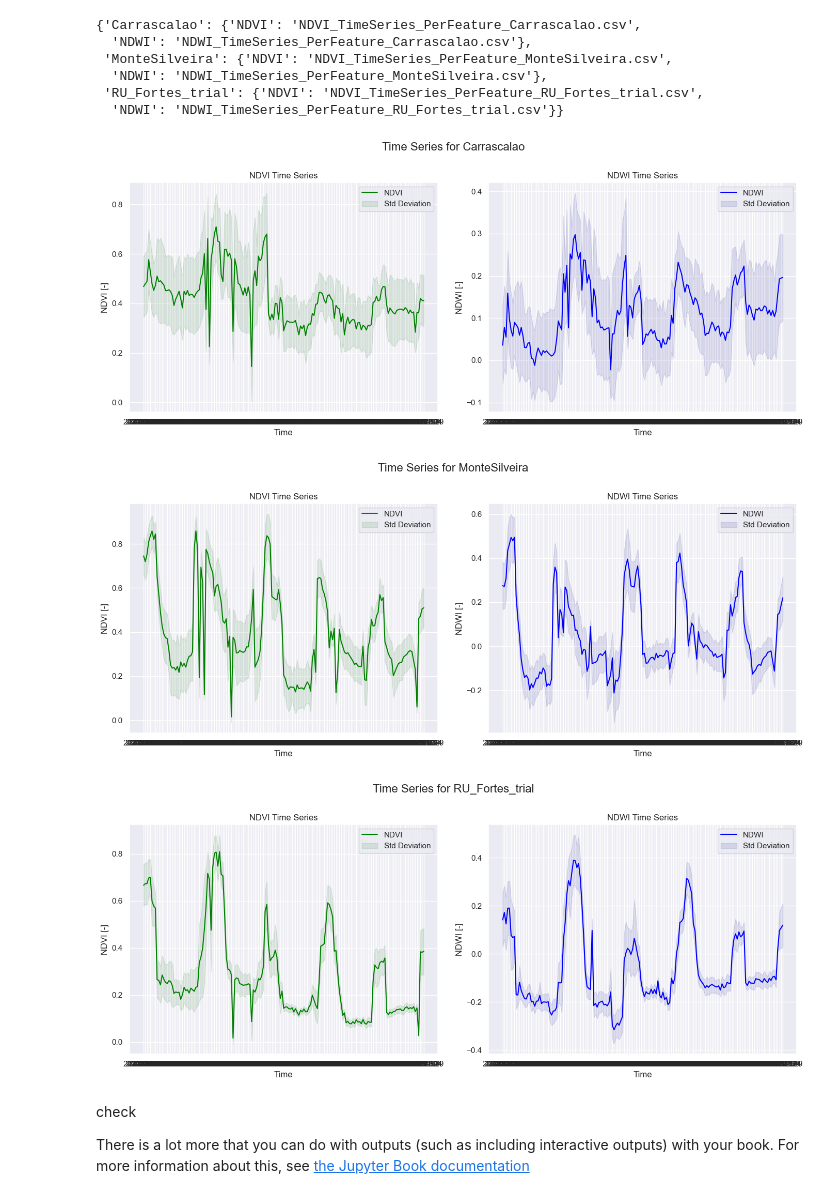
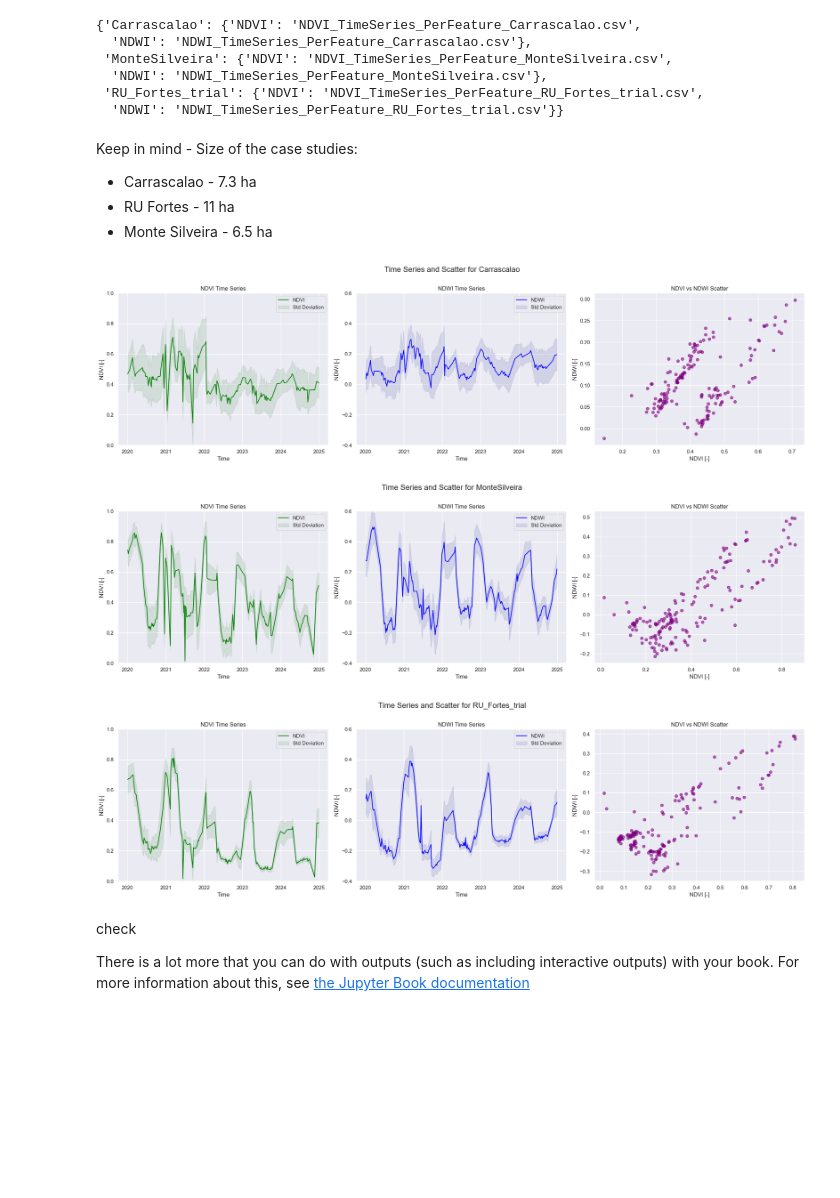
Before and after one commit to nadja1390/RAFIP, a Jupyter notebook: Climate_resilience.ipynb, the cells around one changed output. Drawn from its saved outputs; the diff is of its cells as text; code cells hidden in the pictures; blank space fills up the shorter version.

Commit message:
add timeseries and scatter

```diff
--- a/Climate_resilience.ipynb
+++ b/Climate_resilience.ipynb
@@ -245,6 +246,11 @@ location_groups
   'NDWI': 'NDWI_TimeSeries_PerFeature_MonteSilveira.csv'},
  'RU_Fortes_trial': {'NDVI': 'NDVI_TimeSeries_PerFeature_RU_Fortes_trial.csv',
   'NDWI': 'NDWI_TimeSeries_PerFeature_RU_Fortes_trial.csv'}}
+# %% [markdown]
+Keep in mind - Size of the case studies:
+* Carrascalao - 7.3 ha
+* RU Fortes - 11 ha
+* Monte Silveira - 6.5 ha
 # %%
 
 # Plotting time series for each location
@@ -254,41 +260,50 @@ for location, files in location_groups.items():
     ndwi_file = os.path.join(folder_path, files['NDWI'])
 
     # Load both CSVs into DataFrames
     df_ndvi = pd.read_csv(ndvi_file, index_col='date')
     df_ndwi = pd.read_csv(ndwi_file, index_col='date')
 
-#     # Ensure the 'time' column is in datetime format
-#     df_ndvi['time'] = pd.to_datetime(df_ndvi['time'])
-#     df_ndwi['time'] = pd.to_datetime(df_ndwi['time'])
+    # Ensure the 'time' column is in datetime format
+    df_ndvi.index = pd.to_datetime(df_ndvi.index)
+    df_ndwi.index = pd.to_datetime(df_ndwi.index)
 
     # Create a figure with two subplots (one for NDVI and one for NDWI)
-    fig, axes = plt.subplots(1, 2, figsize=(14, 6))
-    fig.suptitle(f'Time Series for {location}', fontsize=16)
+    fig, axes = plt.subplots(1, 3, figsize=(21, 6))
+    fig.suptitle(f'Time Series and Scatter for {location}', fontsize=16)
 
     # Plot NDVI
     axes[0].plot(df_ndvi.index, df_ndvi['NDVI_mean'].values, label='NDVI', color='green')
     axes[0].fill_between(df_ndvi.index, df_ndvi["NDVI_mean"] - df_ndvi["NDVI_stdDev"], df_ndvi["NDVI_mean"] + df_ndvi["NDVI_stdDev"], color='darkgreen', alpha=0.1, label='Std Deviation')
     axes[0].set_title('NDVI Time Series')
     axes[0].set_xlabel('Time')
+    axes[0].set_ylim(0,1)
     axes[0].set_ylabel('NDVI [-]')
     axes[0].legend()
 
     # Plot NDWI
     axes[1].plot(df_ndwi.index, df_ndwi['NDWI_mean'].values, label='NDWI', color='blue')
     axes[1].fill_between(df_ndwi.index, df_ndwi["NDWI_mean"] - df_ndwi["NDWI_stdDev"], df_ndwi["NDWI_mean"] + df_ndwi["NDWI_stdDev"], color='darkblue', alpha=0.1, label='Std Deviation')
     axes[1].set_title('NDWI Time Series')
     axes[1].set_xlabel('Time')
+    axes[1].set_ylim(-0.4,0.6)
     axes[1].set_ylabel('NDWI [-]')
     axes[1].legend()
+
+    # Scatter plot NDVI vs NDWI
+    axes[2].scatter(df_ndvi['NDVI_mean'].values, df_ndwi['NDWI_mean'].values, color='purple', alpha=0.6)
+    axes[2].set_title('NDVI vs NDWI Scatter')
+    axes[2].set_xlabel('NDVI [-]')
+    axes[2].set_ylabel('NDWI [-]')
+    axes[2].grid(True)
 
     # Adjust layout
     plt.tight_layout()
     plt.subplots_adjust(top=0.85)  # Adjust the title to avoid overlap
     plt.show()
 # %% [output]
-[figure, old version]
+[figure, new version]
-[figure, old version]
+[figure, new version]
-[figure, old version]
+[figure, new version]
 # %% [markdown]
 check
 
```
Also changed, not shown: parts of 2 cells of this notebook.
